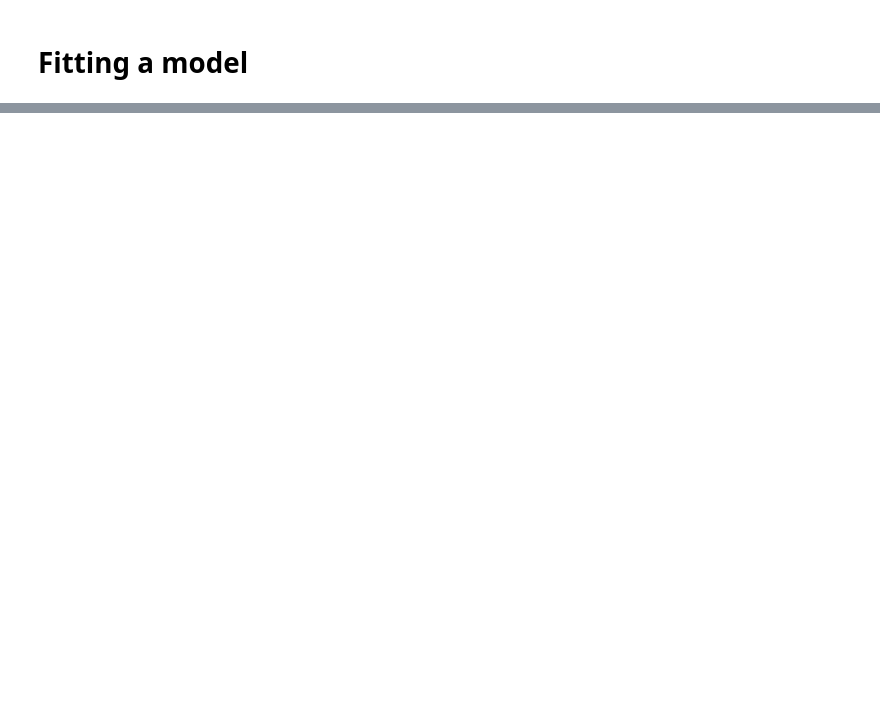
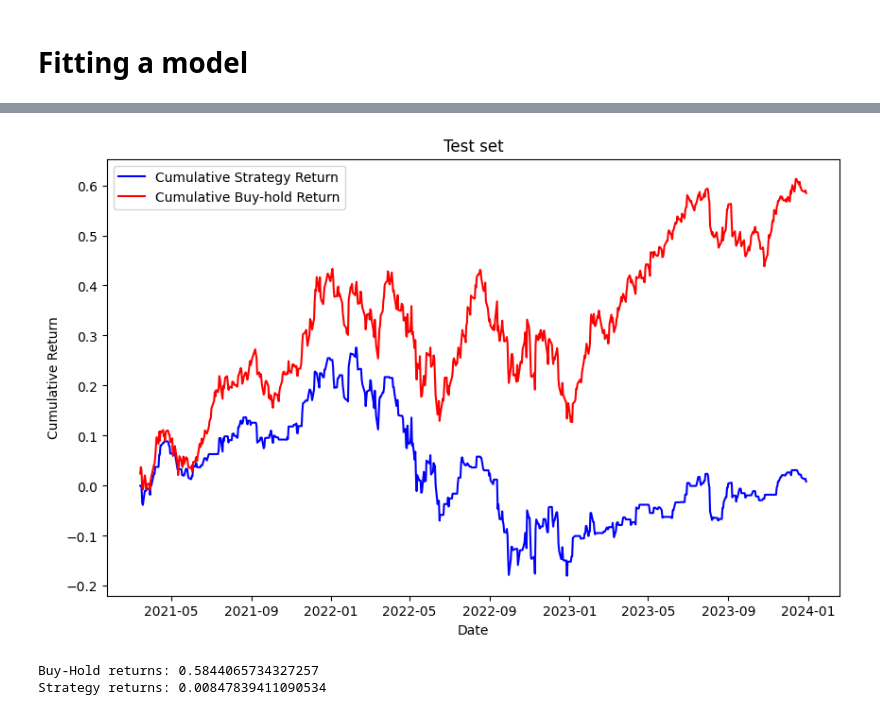
Before and after one commit to martinsandor707/Geometric_DataAnalysis, a Jupyter notebook: svm.ipynb, the cells around one changed output, grey strips where cells are left out. Drawn from its saved outputs; the diff is of its cells as text; code cells hidden in the pictures; blank space fills up the shorter version.

```diff
--- a/svm.ipynb
+++ b/svm.ipynb
@@ -160,0 +153,6 @@ Name: count, dtype: int64
+# %%
+test_plot['Cum_Ret'] = test_plot['Return'].cumsum()
+# Strategy Cumulative returns
+test_plot['Cum_Strategy'] = test_plot['Strategy_Return'].cumsum()
+
+test_plot.head()
@@ -160,0 +177,16 @@ Name: count, dtype: int64
+# %%
+plt.figure(figsize=(10,6))
+plt.plot(test_plot['Date'], test_plot['Cum_Strategy'], label='Cumulative Strategy Return', color='blue')
+plt.plot(test_plot['Date'], test_plot['Cum_Ret'], label='Cumulative Buy-hold Return', color='red')
+plt.xlabel('Date')
+plt.ylabel('Cumulative Return')
+plt.title('Test set')
+plt.legend()
+plt.show()
+
+print(f"Buy-Hold returns: {test_plot['Cum_Ret'].iloc[-1]}")
+print(f"Strategy returns: {test_plot['Cum_Strategy'].iloc[-1]}")
+# %% [output]
+[figure, added]
+Buy-Hold returns: 0.5844065734327257
+Strategy returns: 0.00847839411090534
```
Also changed, not shown: parts of 26 cells of this notebook, 1 other file.
